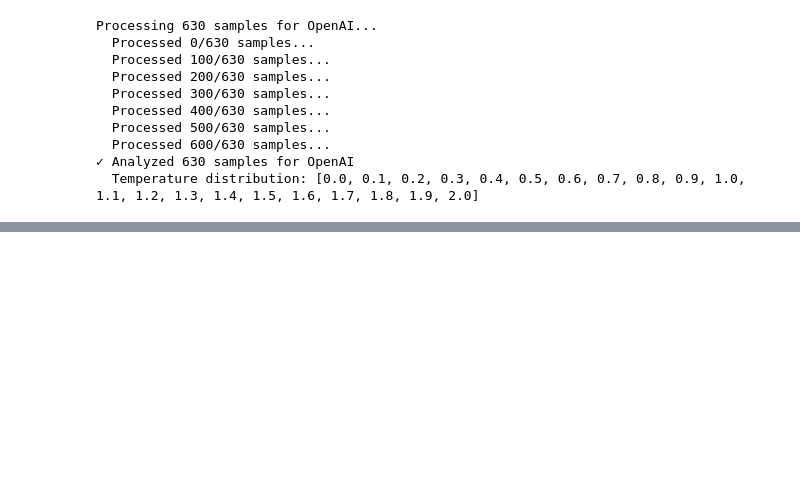
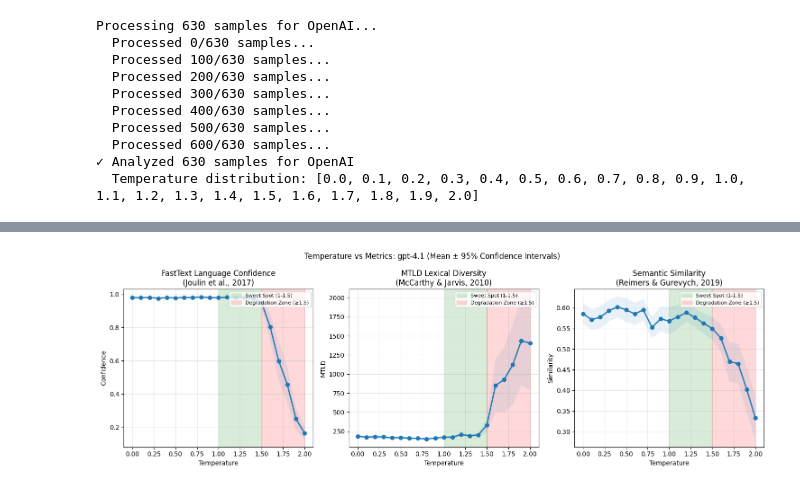
Before and after one commit to szkjn/temperature-impact-analysis, a Jupyter notebook: metrics.ipynb, the cells around one changed output, grey strips where cells are left out. Saved outputs shown, nothing was run; the diff lists cells and outputs as text; code cells hidden in the pictures; blank space fills up the shorter version.

```diff
--- a/metrics.ipynb
+++ b/metrics.ipynb
@@ -692,0 +47,5 @@ print(f"Confidence intervals show 95% likelihood range for true mean values")
+# %%
+fig, axes = plot_single_model_metrics(temp_stats_openai, "gpt-4.1", error_type='ci', robust_center='mean', show_zones=True)
+plt.show()
+# %% [output]
+[figure, added]
```
Also changed, not shown: parts of 47 cells of this notebook, 1 other file.
